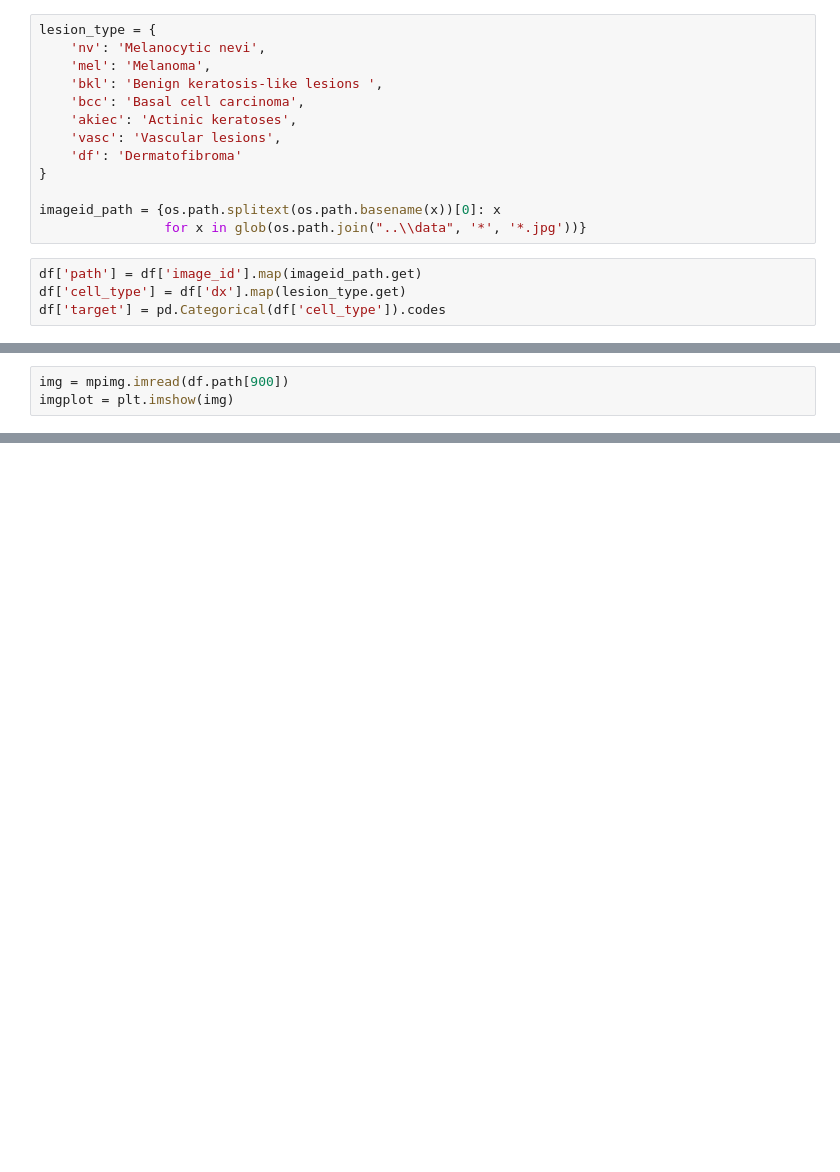
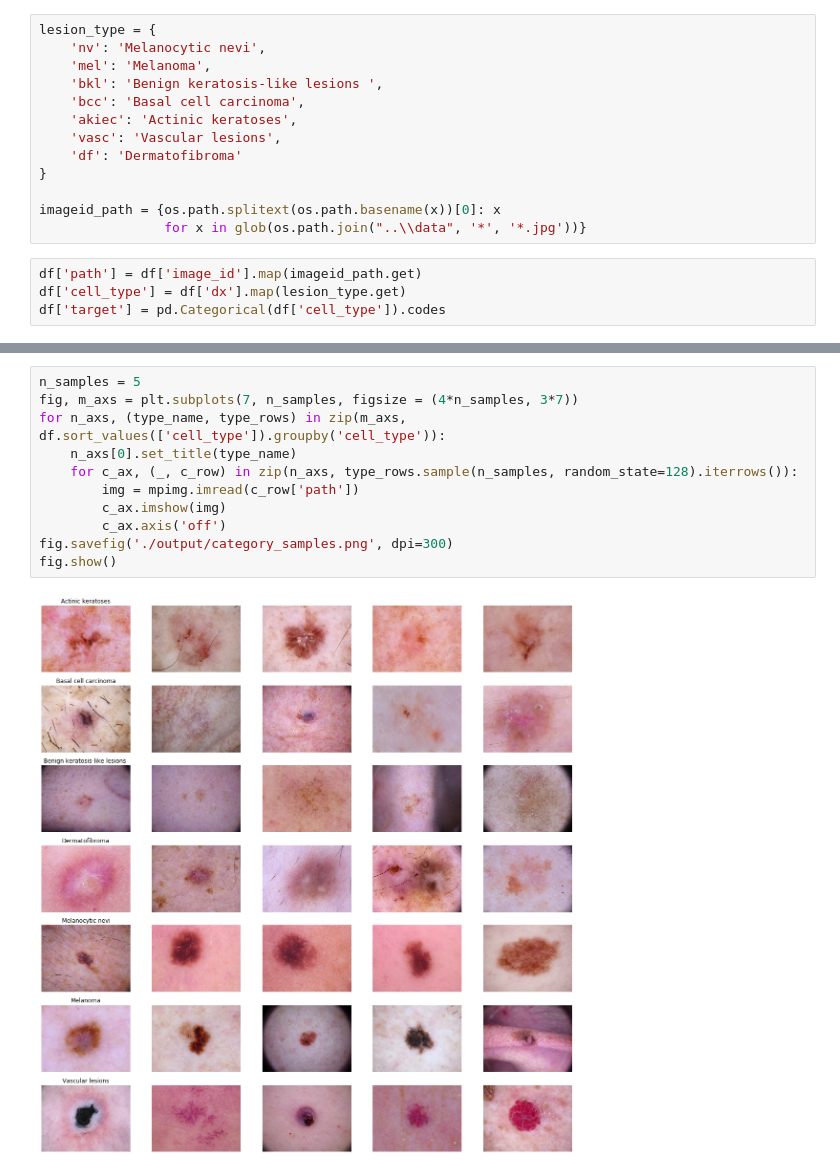
Before and after one commit to naiiytom/seminar_cnn, a Jupyter notebook: notebook/conv_net.ipynb, the cells around one changed output, grey strips where cells are left out. Cells and saved outputs as stored; diff of their text form; blank space fills up the shorter version.

```diff
--- a/notebook/conv_net.ipynb
+++ b/notebook/conv_net.ipynb
@@ -52,3 +52,0 @@ Name: path, dtype: object
-# %%
-img = mpimg.imread(df.path[900])
-imgplot = plt.imshow(img)
@@ -57,2 +64,15 @@ imgplot = plt.imshow(img)
+# %%
+n_samples = 5
+fig, m_axs = plt.subplots(7, n_samples, figsize = (4*n_samples, 3*7))
+for n_axs, (type_name, type_rows) in zip(m_axs, df.sort_values(['cell_type']).groupby('cell_type')):
+    n_axs[0].set_title(type_name)
+    for c_ax, (_, c_row) in zip(n_axs, type_rows.sample(n_samples, random_state=128).iterrows()):
+        img = mpimg.imread(c_row['path'])
+        c_ax.imshow(img)
+        c_ax.axis('off')
+fig.savefig('./output/category_samples.png', dpi=300)
+fig.show()
+# %% [output]
+[figure, added]
 # %%
 class SkinData(data.Dataset):
```
Also changed, not shown: parts of 27 cells of this notebook.
